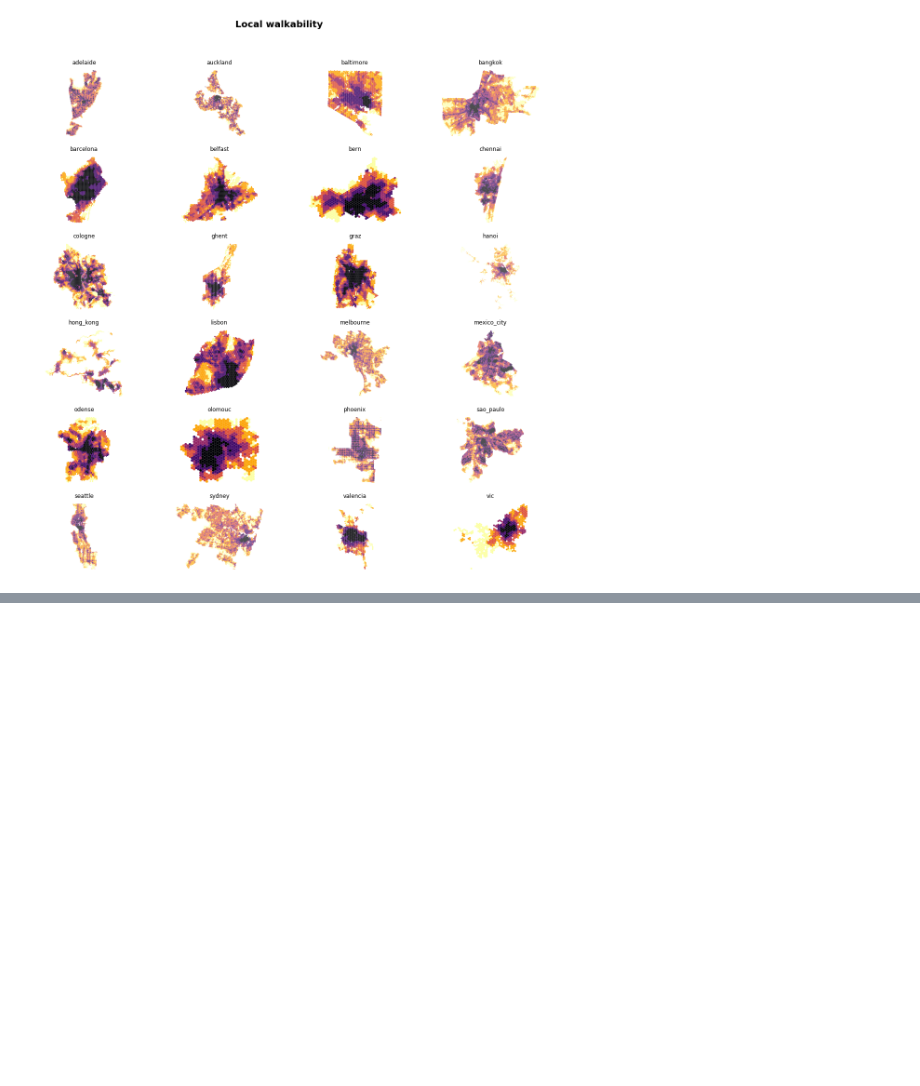
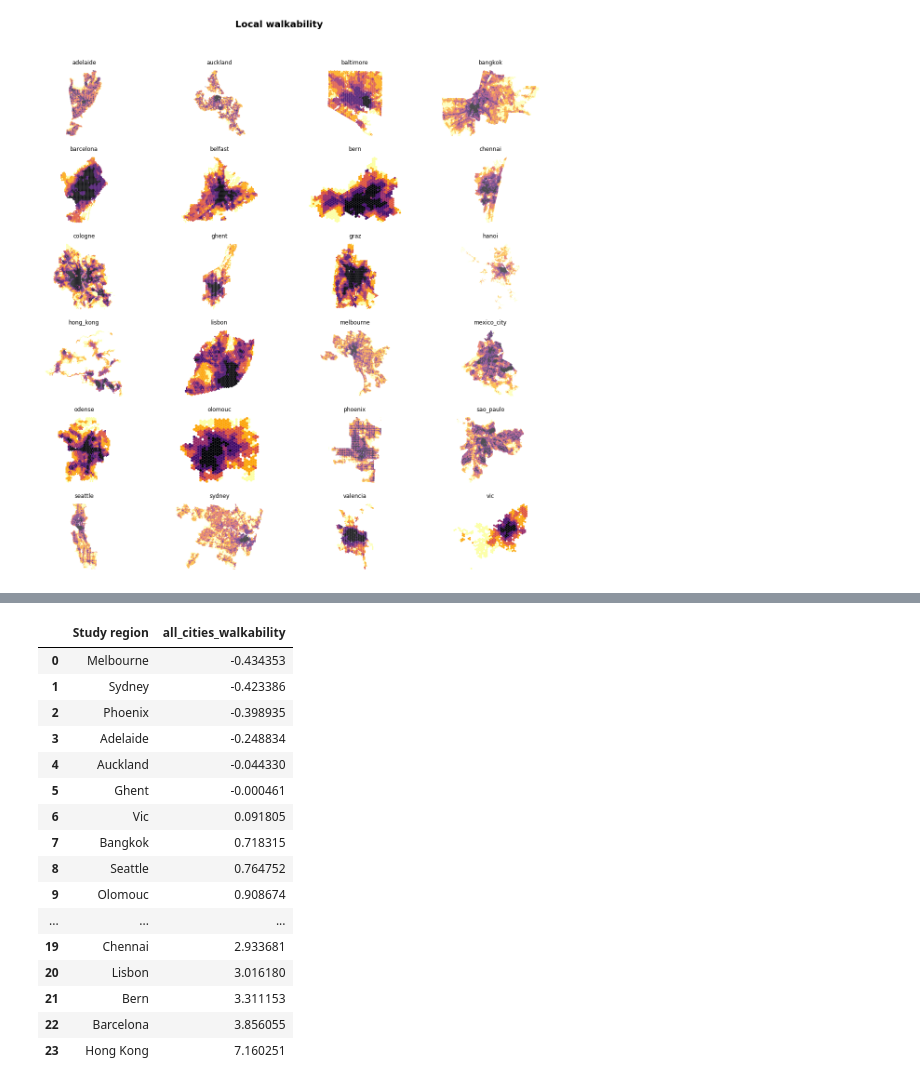
Before and after one commit to healthysustainablecities/global-indicators, a Jupyter notebook: process/3_ output_visual.ipynb, the cells around one changed output, grey strips where cells are left out. Drawn from its saved outputs; the diff is of its cells as text; code cells hidden in the pictures; blank space fills up the shorter version.

```diff
--- a/process/3_ output_visual.ipynb
+++ b/process/3_ output_visual.ipynb
@@ -108,0 +98,4 @@ Index(['Study region', 'all_cities_pop_z_daily_living',
+# %%
+#correct vic study region column
+cities_ind['Study region'] = cities_ind['Study region'].fillna('Vic')
+cities_ind.columns
@@ -117,0 +118,21 @@ cities_ind[['Study region', 'all_cities_pop_z_daily_living',
+# %%
+# show between-cities pop-weighted walkability score ranking
+cities_ind[['Study region', 'all_cities_walkability']].sort_values('all_cities_walkability').reset_index().drop(columns=['index'])
+# %% [output]
+|  | Study region | all_cities_walkability |
+| 0 | Melbourne | -0.434353 |
+| 1 | Sydney | -0.423386 |
+| 2 | Phoenix | -0.398935 |
+| 3 | Adelaide | -0.248834 |
+| 4 | Auckland | -0.044330 |
+| 5 | Ghent | -0.000461 |
+| 6 | Vic | 0.091805 |
+| 7 | Bangkok | 0.718315 |
+| 8 | Seattle | 0.764752 |
+| 9 | Olomouc | 0.908674 |
+| ... | ... | ... |
+| 19 | Chennai | 2.933681 |
+| 20 | Lisbon | 3.016180 |
+| 21 | Bern | 3.311153 |
+| 22 | Barcelona | 3.856055 |
+| 23 | Hong Kong | 7.160251 |
```
Also changed, not shown: parts of 6 cells of this notebook, 6 other files.
